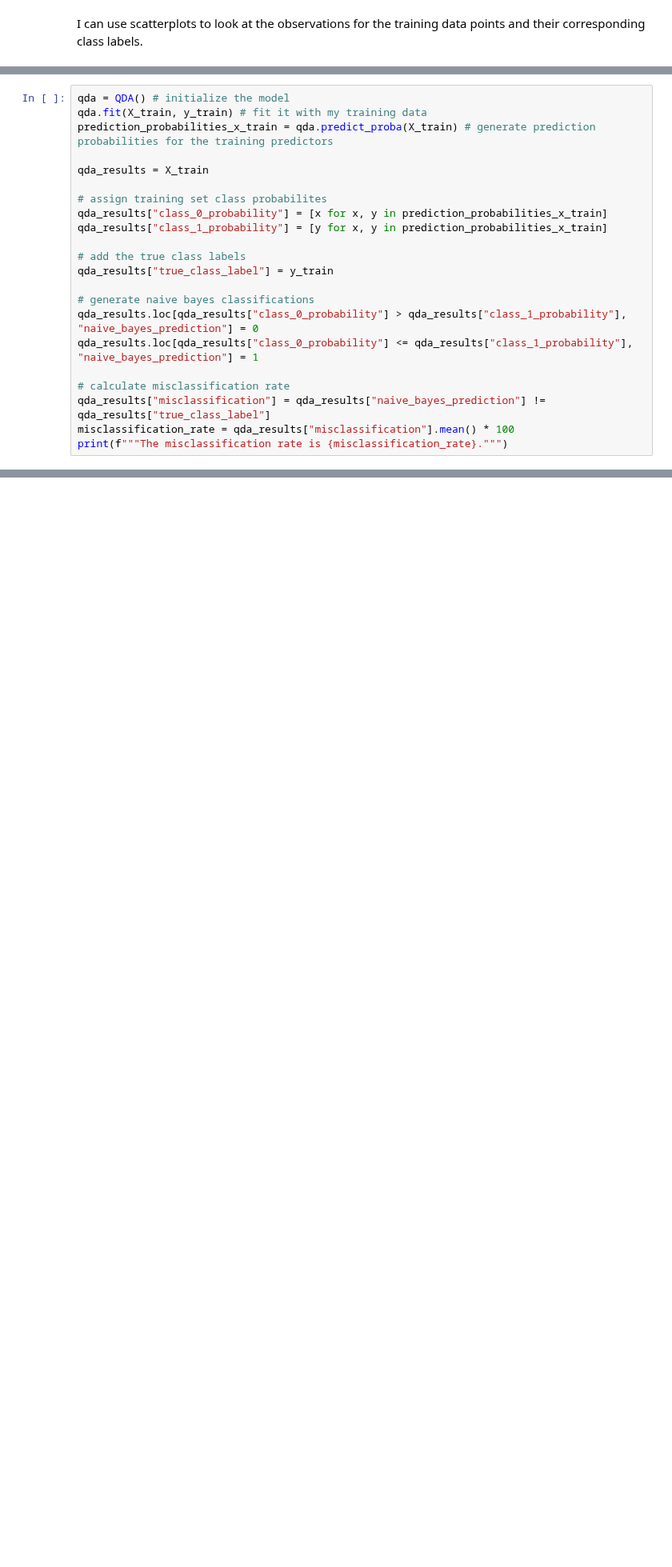
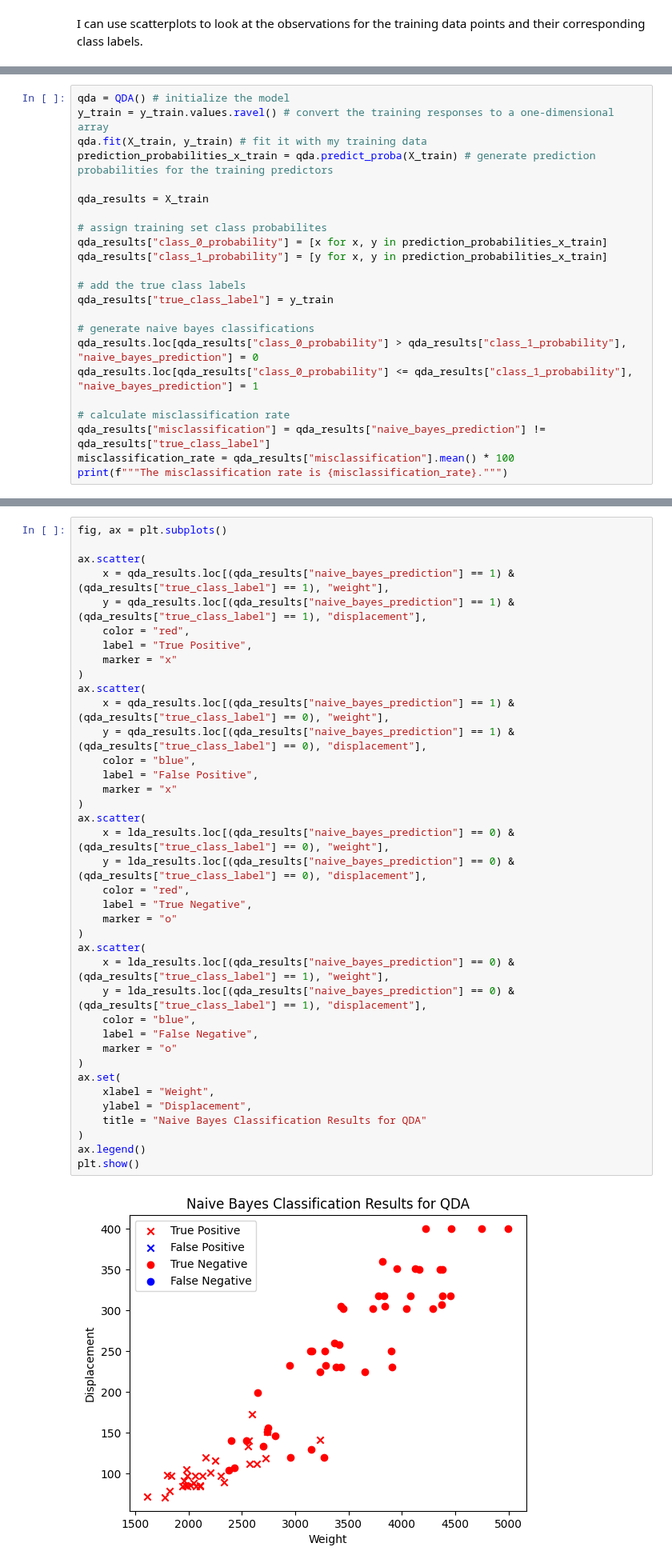
Before and after one commit to kennonstewart/stats_503, a Jupyter notebook: homework_4/homework_4.ipynb, the cells around one changed output, grey strips where cells are left out. Shown at 80% size. Saved outputs shown, nothing was run; the diff lists cells and outputs as text; blank space fills up the shorter version.

```diff
--- a/homework_4/homework_4.ipynb
+++ b/homework_4/homework_4.ipynb
@@ -228,6 +228,7 @@ plt.show()
 Next, I'll use a QDA to do the same analysis.
 # %%
 qda = QDA() # initialize the model
+y_train = y_train.values.ravel() # convert the training responses to a one-dimensional array
 qda.fit(X_train, y_train) # fit it with my training data
 prediction_probabilities_x_train = qda.predict_proba(X_train) # generate prediction probabilities for the training predictors
 
@@ -252,0 +254,40 @@ The misclassification rate is 1.282051282051282.
+# %%
+fig, ax = plt.subplots()
+
+ax.scatter(
+    x = qda_results.loc[(qda_results["naive_bayes_prediction"] == 1) & (qda_results["true_class_label"] == 1), "weight"],
+    y = qda_results.loc[(qda_results["naive_bayes_prediction"] == 1) & (qda_results["true_class_label"] == 1), "displacement"],
+    color = "red",
+    label = "True Positive",
+    marker = "x"
+)
+ax.scatter(
+    x = qda_results.loc[(qda_results["naive_bayes_prediction"] == 1) & (qda_results["true_class_label"] == 0), "weight"],
+    y = qda_results.loc[(qda_results["naive_bayes_prediction"] == 1) & (qda_results["true_class_label"] == 0), "displacement"],
+    color = "blue",
+    label = "False Positive",
+    marker = "x"
+)
+ax.scatter(
+    x = lda_results.loc[(qda_results["naive_bayes_prediction"] == 0) & (qda_results["true_class_label"] == 0), "weight"],
+    y = lda_results.loc[(qda_results["naive_bayes_prediction"] == 0) & (qda_results["true_class_label"] == 0), "displacement"],
+    color = "red",
+    label = "True Negative",
+    marker = "o"
+)
+ax.scatter(
+    x = lda_results.loc[(qda_results["naive_bayes_prediction"] == 0) & (qda_results["true_class_label"] == 1), "weight"],
+    y = lda_results.loc[(qda_results["naive_bayes_prediction"] == 0) & (qda_results["true_class_label"] == 1), "displacement"],
+    color = "blue",
+    label = "False Negative",
+    marker = "o"
+)
+ax.set(
+    xlabel = "Weight",
+    ylabel = "Displacement",
+    title = "Naive Bayes Classification Results for QDA"
+)
+ax.legend()
+plt.show()
+# %% [output]
+[figure, added]
```
Also changed, not shown: parts of 4 cells of this notebook.
